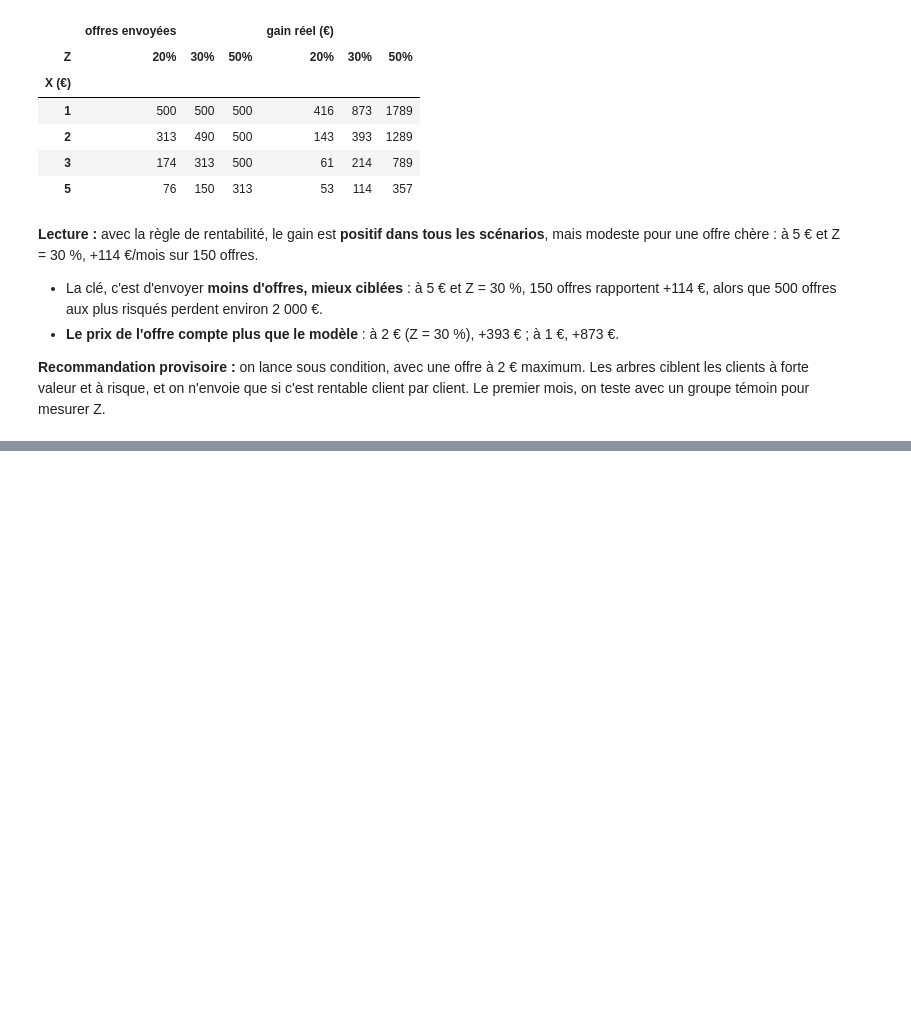
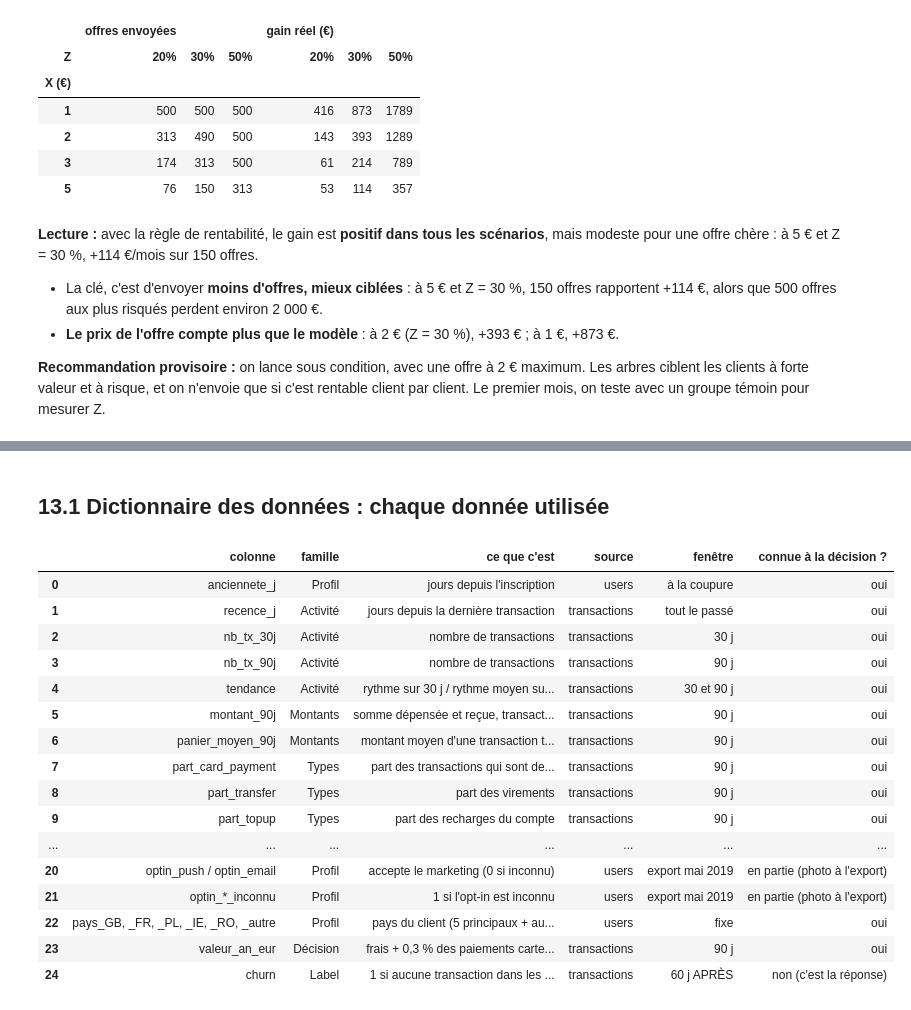
Before and after one commit to jmalherbe-albertpolimi/churn-revolut, a Jupyter notebook: brouillon_julien.ipynb, the cells around one changed output, grey strips where cells are left out. Drawn from its saved outputs; the diff is of its cells as text; code cells hidden in the pictures; blank space fills up the shorter version.

Commit message:
Vue d'ensemble : dictionnaire des données, groupes de dépense, pays

```diff
--- a/brouillon_julien.ipynb
+++ b/brouillon_julien.ipynb
@@ -370,0 +619,53 @@ carte.pivot(index='X (€)', columns='Z', values=['offres envoyées', 'gain rée
+# %% [markdown]
+## 13.1 Dictionnaire des données : chaque donnée utilisée
+# %%
+dico = pd.DataFrame([
+    # (colonne, famille, ce que c'est, fichier source, fenêtre)
+    ('anciennete_j', 'Profil', 'jours depuis l\'inscription', 'users', 'à la coupure'),
+    ('recence_j', 'Activité', 'jours depuis la dernière transaction', 'transactions', 'tout le passé'),
+    ('nb_tx_30j', 'Activité', 'nombre de transactions', 'transactions', '30 j'),
+    ('nb_tx_90j', 'Activité', 'nombre de transactions', 'transactions', '90 j'),
+    ('tendance', 'Activité', 'rythme sur 30 j / rythme moyen sur 90 j (>1 accélère, <1 ralentit)', 'transactions', '30 et 90 j'),
+    ('montant_90j', 'Montants', 'somme dépensée et reçue, transactions terminées, plafonnée à 851 $', 'transactions', '90 j'),
+    ('panier_moyen_90j', 'Montants', 'montant moyen d\'une transaction terminée', 'transactions', '90 j'),
+    ('part_card_payment', 'Types', 'part des transactions qui sont des paiements carte', 'transactions', '90 j'),
+    ('part_transfer', 'Types', 'part des virements', 'transactions', '90 j'),
+    ('part_topup', 'Types', 'part des recharges du compte', 'transactions', '90 j'),
+    ('part_exchange', 'Types', 'part des opérations de change', 'transactions', '90 j'),
+    ('part_atm', 'Types', 'part des retraits au distributeur', 'transactions', '90 j'),
+    ('taux_echec_90j', 'Échecs', 'part des transactions refusées, échouées, annulées ou reversées', 'transactions', '90 j'),
+    ('nb_pays_marchands_90j', 'Marchands', 'nombre de pays différents où la carte a payé', 'transactions (carte)', '90 j'),
+    ('nb_categories_90j', 'Marchands', 'nombre de catégories de commerces différentes', 'transactions (carte)', '90 j'),
+    ('nb_notifs_90j', 'Notifications', 'nombre de notifications reçues', 'notifications', '90 j'),
+    ('taux_echec_notifs_90j', 'Notifications', 'part des notifications non délivrées', 'notifications', '90 j'),
+    ('age', 'Profil', 'âge à la coupure', 'users', 'fixe'),
+    ('crypto', 'Profil', 'crypto activée (photo à l\'export)', 'users', 'export mai 2019'),
+    ('nb_contacts', 'Profil', 'nombre de contacts dans l\'app (photo à l\'export)', 'users', 'export mai 2019'),
+    ('optin_push / optin_email', 'Profil', 'accepte le marketing (0 si inconnu)', 'users', 'export mai 2019'),
+    ('optin_*_inconnu', 'Profil', '1 si l\'opt-in est inconnu', 'users', 'export mai 2019'),
+    ('pays_GB, _FR, _PL, _IE, _RO, _autre', 'Profil', 'pays du client (5 principaux + autre)', 'users', 'fixe'),
+    ('valeur_an_eur', 'Décision', 'frais + 0,3 % des paiements carte, × 4, en € : ce que le client rapporte par an', 'transactions', '90 j'),
+    ('churn', 'Label', '1 si aucune transaction dans les 60 j après la coupure', 'transactions', '60 j APRÈS'),
+], columns=['colonne', 'famille', 'ce que c\'est', 'source', 'fenêtre'])
+dico['connue à la décision ?'] = np.where(dico.famille == 'Label', 'non (c\'est la réponse)',
+                                np.where(dico.fenêtre == 'export mai 2019', 'en partie (photo à l\'export)', 'oui'))
+pd.set_option('display.max_colwidth', 90)
+dico
+# %% [output]
+|  | colonne | famille | ce que c'est | source | fenêtre | connue à la décision ? |
+| 0 | anciennete_j | Profil | jours depuis l'inscription | users | à la coupure | oui |
+| 1 | recence_j | Activité | jours depuis la dernière transaction | transactions | tout le passé | oui |
+| 2 | nb_tx_30j | Activité | nombre de transactions | transactions | 30 j | oui |
+| 3 | nb_tx_90j | Activité | nombre de transactions | transactions | 90 j | oui |
+| 4 | tendance | Activité | rythme sur 30 j / rythme moyen su... | transactions | 30 et 90 j | oui |
+| 5 | montant_90j | Montants | somme dépensée et reçue, transact... | transactions | 90 j | oui |
+| 6 | panier_moyen_90j | Montants | montant moyen d'une transaction t... | transactions | 90 j | oui |
+| 7 | part_card_payment | Types | part des transactions qui sont de... | transactions | 90 j | oui |
+| 8 | part_transfer | Types | part des virements | transactions | 90 j | oui |
+| 9 | part_topup | Types | part des recharges du compte | transactions | 90 j | oui |
+| ... | ... | ... | ... | ... | ... | ... |
+| 20 | optin_push / optin_email | Profil | accepte le marketing (0 si inconnu) | users | export mai 2019 | en partie (photo à l'export) |
+| 21 | optin_*_inconnu | Profil | 1 si l'opt-in est inconnu | users | export mai 2019 | en partie (photo à l'export) |
+| 22 | pays_GB, _FR, _PL, _IE, _RO, _autre | Profil | pays du client (5 principaux + au... | users | fixe | oui |
+| 23 | valeur_an_eur | Décision | frais + 0,3 % des paiements carte... | transactions | 90 j | oui |
+| 24 | churn | Label | 1 si aucune transaction dans les ... | transactions | 60 j APRÈS | non (c'est la réponse) |
```
Also changed, not shown: parts of 30 cells of this notebook.
